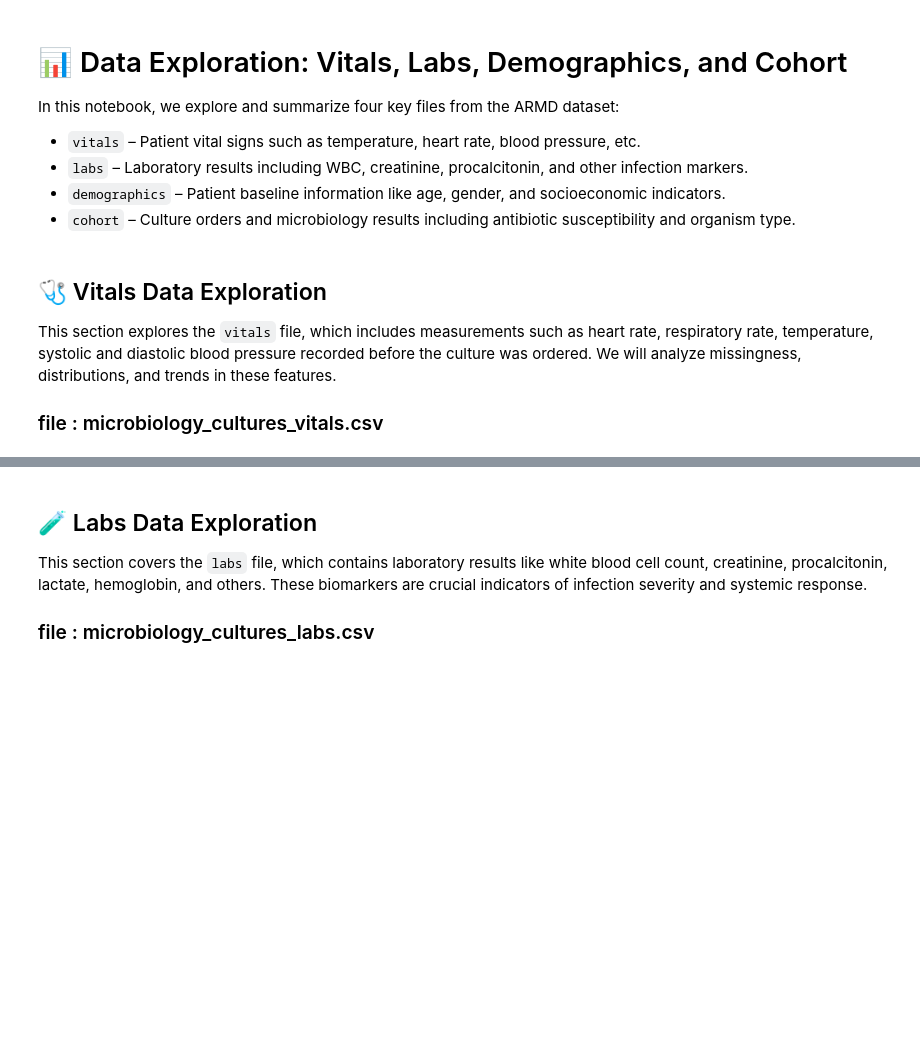
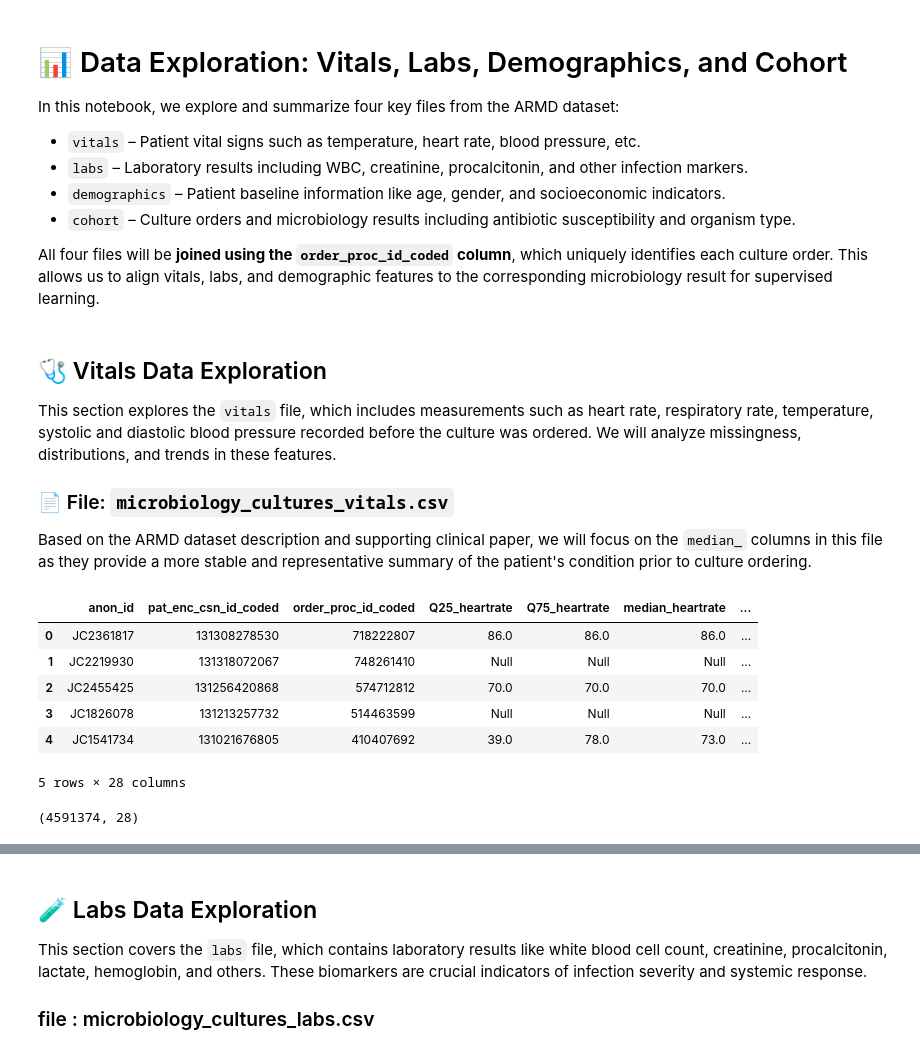
Before and after one commit to mohamedAlaa26/antibiotic-prediction, a Jupyter notebook: notebooks/explore_data.ipynb, the cells around one changed output, grey strips where cells are left out. Cells and saved outputs as stored; diff of their text form; code cells hidden in the pictures; blank space fills up the shorter version.

```diff
--- a/notebooks/explore_data.ipynb
+++ b/notebooks/explore_data.ipynb
@@ -7,6 +7,8 @@ In this notebook, we explore and summarize four key files from the ARMD dataset:
 - `labs` – Laboratory results including WBC, creatinine, procalcitonin, and other infection markers.
 - `demographics` – Patient baseline information like age, gender, and socioeconomic indicators.
 - `cohort` – Culture orders and microbiology results including antibiotic susceptibility and organism type.
+
+All four files will be **joined using the `order_proc_id_coded` column**, which uniquely identifies each culture order. This allows us to align vitals, labs, and demographic features to the corresponding microbiology result for supervised learning.
 # %%
 # import necessary libraries
 
@@ -15,9 +17,31 @@ import numpy as np
 
 import matplotlib.pyplot as plt
 import seaborn as sns
+# %%
+data_path = "../src/data/"
 # %% [markdown]
 ## 🩺 Vitals Data Exploration
 
 This section explores the `vitals` file, which includes measurements such as heart rate, respiratory rate, temperature, systolic and diastolic blood pressure recorded before the culture was ordered. We will analyze missingness, distributions, and trends in these features.
 
-### file : microbiology_cultures_vitals.csv
+### 📄 File: `microbiology_cultures_vitals.csv`
+
+Based on the ARMD dataset description and supporting clinical paper, we will focus on the `median_` columns in this file as they provide a more stable and representative summary of the patient's condition prior to culture ordering.
+# %%
+# file path for vitals data and reading the CSV file
+vitals_file = data_path + "microbiology_cultures_vitals.csv"
+vitals_data = pd.read_csv(vitals_file)
+# %%
+vitals_data.head()
+# %% [output]
+|  | anon_id | pat_enc_csn_id_coded | order_proc_id_coded | Q25_heartrate | Q75_heartrate | median_heartrate | ... |
+| 0 | JC2361817 | 131308278530 | 718222807 | 86.0 | 86.0 | 86.0 | ... |
+| 1 | JC2219930 | 131318072067 | 748261410 | Null | Null | Null | ... |
+| 2 | JC2455425 | 131256420868 | 574712812 | 70.0 | 70.0 | 70.0 | ... |
+| 3 | JC1826078 | 131213257732 | 514463599 | Null | Null | Null | ... |
+| 4 | JC1541734 | 131021676805 | 410407692 | 39.0 | 78.0 | 73.0 | ... |
+5 rows × 28 columns
+# %%
+vitals_data.shape
+# %% [output]
+(4591374, 28)
```
Also changed, not shown: parts of 12 cells of this notebook.
